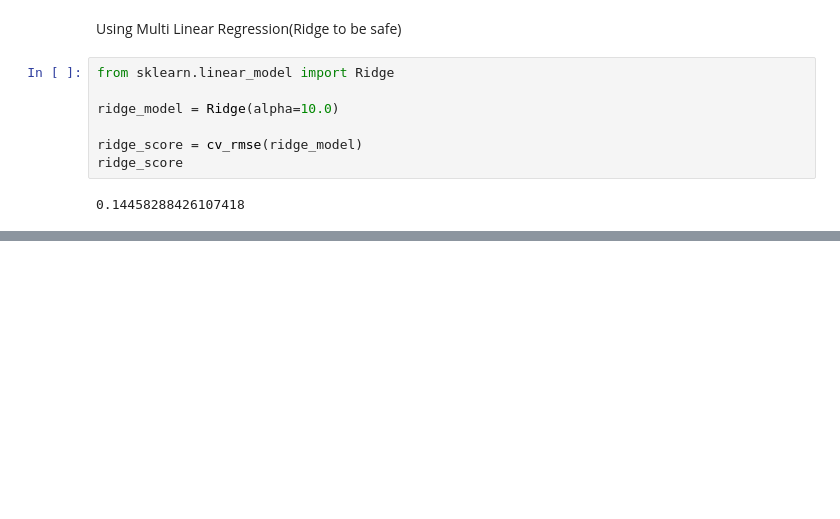
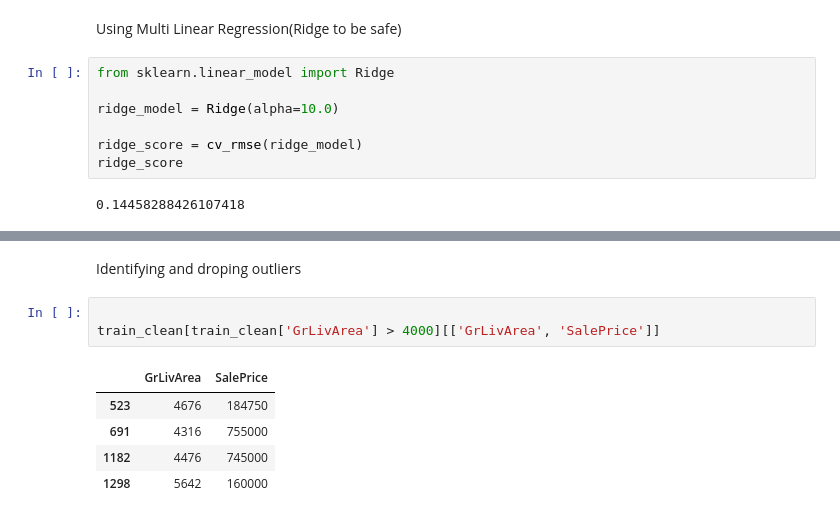
Before and after one commit to boogey004/house-prices, a Jupyter notebook: notebook.ipynb, the cells around one changed output, grey strips where cells are left out. Cells and saved outputs as stored; diff of their text form; blank space fills up the shorter version.

```diff
--- a/notebook.ipynb
+++ b/notebook.ipynb
@@ -187,0 +298,11 @@ ridge_score
+# %% [markdown]
+Identifying and droping outliers
+# %%
+
+train_clean[train_clean['GrLivArea'] > 4000][['GrLivArea', 'SalePrice']]
+# %% [output]
+|  | GrLivArea | SalePrice |
+| 523 | 4676 | 184750 |
+| 691 | 4316 | 755000 |
+| 1182 | 4476 | 745000 |
+| 1298 | 5642 | 160000 |
```
Also changed, not shown: parts of 15 cells of this notebook, 1 other file.
